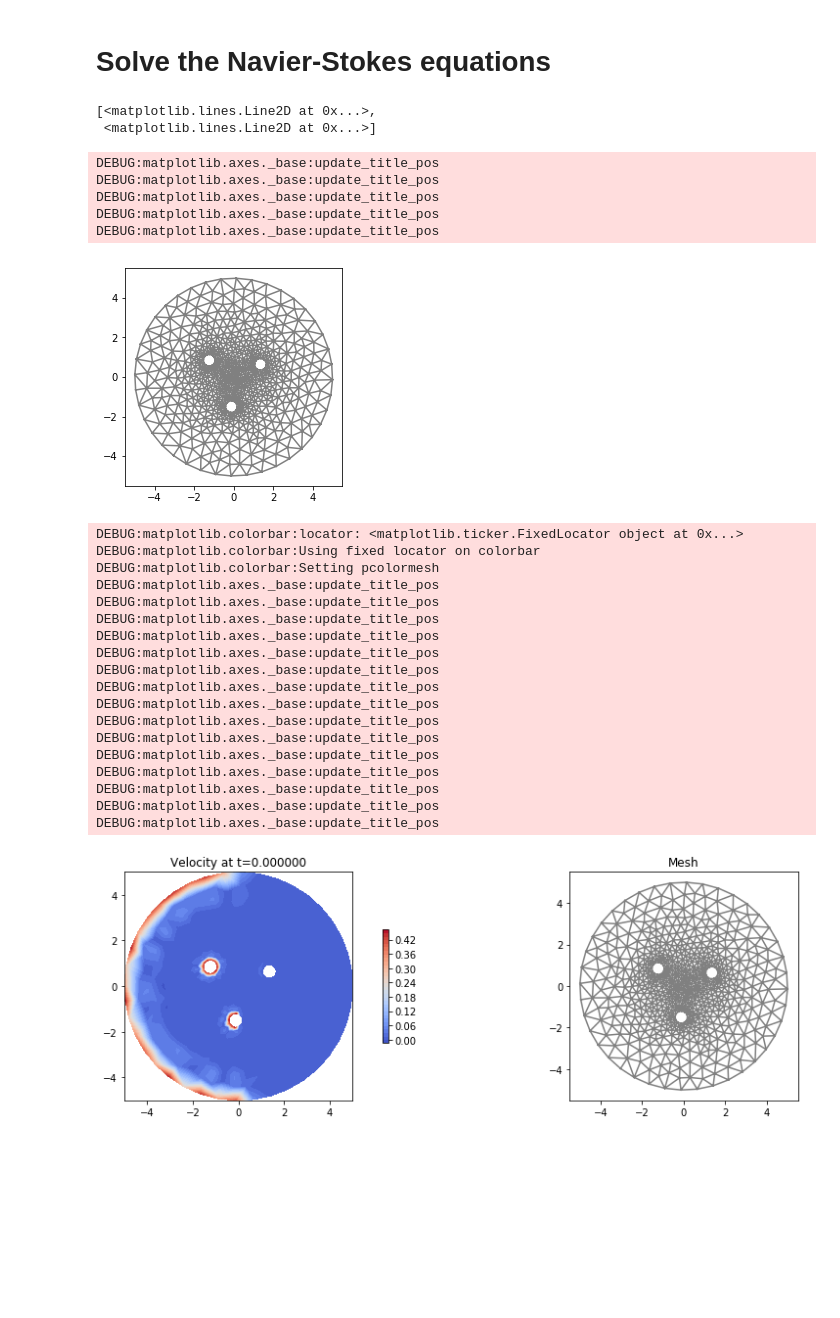
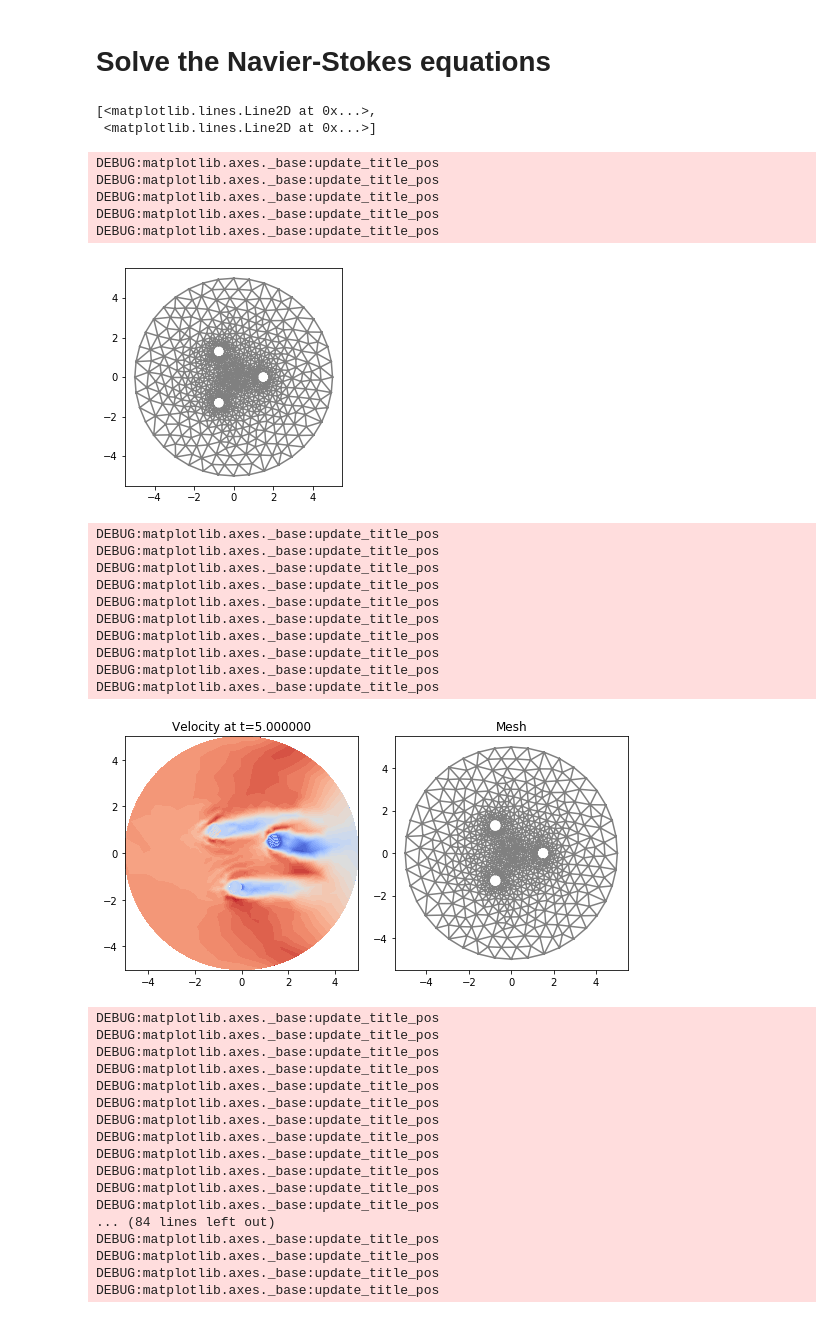
Before and after one commit to van-dang/VAWT-Cloud, a Jupyter notebook: DFS_ALE_2D.ipynb, the cells around one changed output. Cells and saved outputs as stored; diff of their text form; code cells hidden in the pictures; blank space fills up the shorter version.

```diff
--- a/DFS_ALE_2D.ipynb
+++ b/DFS_ALE_2D.ipynb
@@ -136,7 +134,7 @@ def plot_compact(u, t, stepcounter, QQ, pl, ax): # Compact plot utility function
   if stepcounter % 5 == 0:
     uEuclidnorm = project(sqrt(inner(u, u)), QQ); ax.cla(); fig = plt.gcf(); fig.set_size_inches(16, 4)
     plt.subplot(1, 2, 1); pp = plot(uEuclidnorm, cmap="coolwarm"); plt.title("Velocity at t=%f" % (t)) # Plot norm of velocity
-    if t == 0.: plt.axis(G); plt.colorbar(pp, shrink=0.5);
+    # if t == 0.: plt.axis(G); plt.colorbar(pp, shrink=0.5);
     plt.subplot(1, 2, 2);
     if t == 0.: plot(Q.mesh()); plt.title("Mesh") # Plot mesh
     plt.tight_layout(); dpl = display(pl, display_id="test");
@@ -163,59 +161,71 @@ DEBUG:matplotlib.axes._base:update_title_pos
 DEBUG:matplotlib.axes._base:update_title_pos
 DEBUG:matplotlib.axes._base:update_title_pos
 DEBUG:matplotlib.axes._base:update_title_pos
-[figure, old version]
+[figure, new version]
 # %%
 stepcounter = 0; pl = None; ax = None
 
 G = [-5, 5, -5, 5];
 import math
+pi = math.pi
+
 
 class Beta(UserExpression):
-    def set(self, rad_angle):
+    def set(self, rad_angle, k):
         self.rad_angle = rad_angle
+        self.k = k
     def eval(self,values, x):
-        values[0] = x[0]/k*(cos(rad_angle)-1)-x[1]/k*sin(rad_angle)
-        values[1] = x[1]/k*(cos(rad_angle)-1)+x[0]/k*sin(rad_angle)
+        values[0] = x[0]/self.k*(cos(self.rad_angle)-1)-x[1]/k*sin(self.rad_angle)
+        values[1] = x[1]/self.k*(cos(self.rad_angle)-1)+x[0]/k*sin(self.rad_angle)
     def value_shape(self):
         return (2,)
 
 beta = Beta()
 
-k = 0.01; nu = 1e-6; d = 0.5*h # Timestep, viscosity and stabilization parameters
+k = 0.1; nu = 1e-6; d = 0.5*h # Timestep, viscosity and stabilization parameters
 t, T = 0., 10.; gamma = 10*1./h # Time interval and penalty parameter
 
 theta = 0.5 # 0.5 - Midpoint rule, 1.0 - Implicit Euler, 0.0 - Explicit Euler
 while t < T: # Time-stepping loop
   if t<1.0:
       rad_angle = 0
   else:
-      rad_angle = math.pi/360.;
-  beta.set(rad_angle)
-  mesh.rotate(rad_angle*180./math.pi);
+      rad_angle = pi/360.;
+  beta.set(rad_angle, k)
+  mesh.rotate(rad_angle*180./pi);
   um = theta*u + (1.0-theta)*u0 # Weak residual of stabilized FEM for Navier-Stokes eq.
   r = ((inner((u - u0)/k + grad(p) + grad(um)*(um-beta), v) + nu*inner(grad(um), grad(v)) + div(um)*q)*dx +
        gamma*(om*p*q + im*inner(u - uin, v) + nm*inner(u, v))*ds + # Weak boundary conditions
       d*(inner(grad(p) + grad(um)*(um), grad(q) + grad(um)*v) + inner(div(um), div(v)))*dx) # Stabilization
   solve(r==0, w)  # Solve the Navier-Stokes PDE (one timestep)
   pl, ax = plot_compact(u, t, stepcounter, Q, pl, ax) # Plot all quantities (see implementation above)
   t += k; stepcounter += 1; u0 = project(u, V); # Shift to next timestep
 # %% [output]
-DEBUG:matplotlib.colorbar:locator: <matplotlib.ticker.FixedLocator object at 0x...>
-DEBUG:matplotlib.colorbar:Using fixed locator on colorbar
-DEBUG:matplotlib.colorbar:Setting pcolormesh
 DEBUG:matplotlib.axes._base:update_title_pos
 DEBUG:matplotlib.axes._base:update_title_pos
 DEBUG:matplotlib.axes._base:update_title_pos
 DEBUG:matplotlib.axes._base:update_title_pos
 DEBUG:matplotlib.axes._base:update_title_pos
 DEBUG:matplotlib.axes._base:update_title_pos
 DEBUG:matplotlib.axes._base:update_title_pos
 DEBUG:matplotlib.axes._base:update_title_pos
 DEBUG:matplotlib.axes._base:update_title_pos
 DEBUG:matplotlib.axes._base:update_title_pos
-DEBUG:matplotlib.axes._base:update_title_pos
-DEBUG:matplotlib.axes._base:update_title_pos
-DEBUG:matplotlib.axes._base:update_title_pos
-DEBUG:matplotlib.axes._base:update_title_pos
-DEBUG:matplotlib.axes._base:update_title_pos
-[figure, old version]
+[figure, new version]
+DEBUG:matplotlib.axes._base:update_title_pos
+DEBUG:matplotlib.axes._base:update_title_pos
+DEBUG:matplotlib.axes._base:update_title_pos
+DEBUG:matplotlib.axes._base:update_title_pos
+DEBUG:matplotlib.axes._base:update_title_pos
+DEBUG:matplotlib.axes._base:update_title_pos
+DEBUG:matplotlib.axes._base:update_title_pos
+DEBUG:matplotlib.axes._base:update_title_pos
+DEBUG:matplotlib.axes._base:update_title_pos
+DEBUG:matplotlib.axes._base:update_title_pos
+DEBUG:matplotlib.axes._base:update_title_pos
+DEBUG:matplotlib.axes._base:update_title_pos
+... (84 lines left out)
+DEBUG:matplotlib.axes._base:update_title_pos
+DEBUG:matplotlib.axes._base:update_title_pos
+DEBUG:matplotlib.axes._base:update_title_pos
+DEBUG:matplotlib.axes._base:update_title_pos
```
Also changed, not shown: parts of 2 cells of this notebook.
